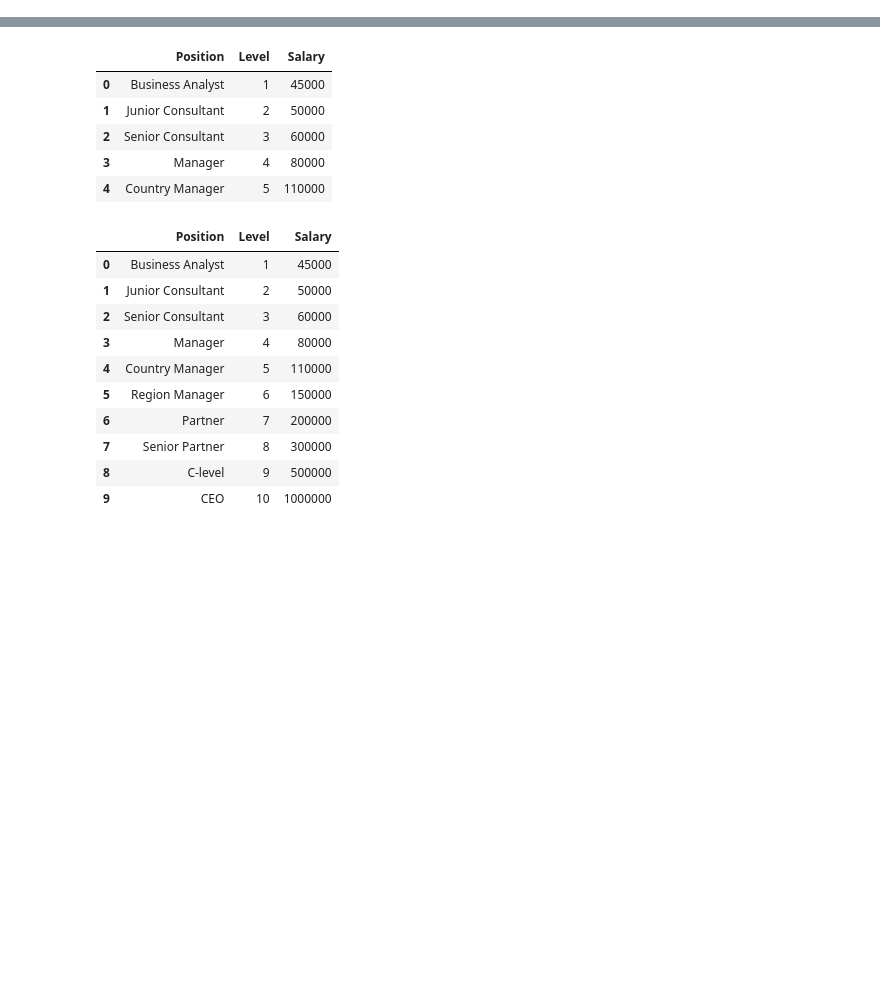
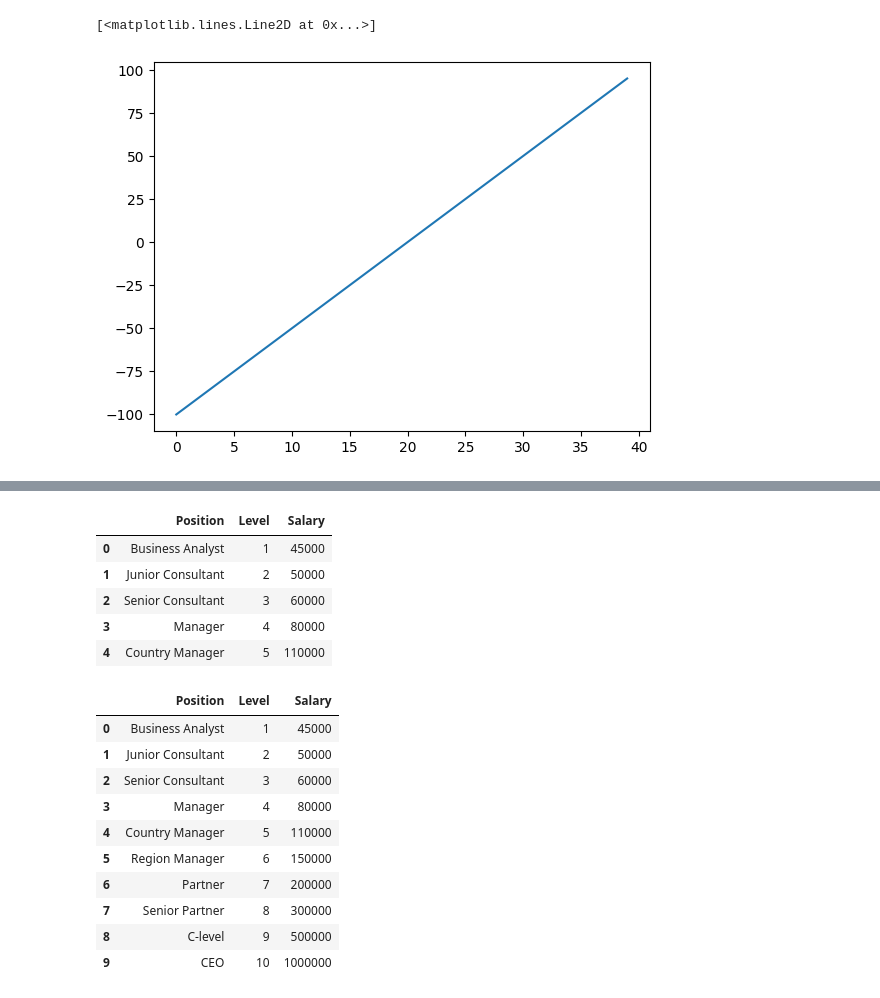
Before and after one commit to Sameerverma32/ML-12pm, a Jupyter notebook: Regression/polynomiallenearreg.ipynb, the cells around one changed output, grey strips where cells are left out. Cells and saved outputs as stored; diff of their text form; code cells hidden in the pictures; blank space fills up the shorter version.

```diff
--- a/Regression/polynomiallenearreg.ipynb
+++ b/Regression/polynomiallenearreg.ipynb
@@ -8,3 +8,8 @@ from sklearn.impute import SimpleImputer
 from sklearn.linear_model import LinearRegression
 from sklearn.preprocessing import PolynomialFeatures
 from sklearn.compose import ColumnTransformer
+# %%
+df = pd.DataFrame({
+    'x':list(range(-100,100,5))
+})
+df.head()
@@ -10,0 +23,5 @@ from sklearn.compose import ColumnTransformer
+# %%
+plt.plot(df['x'])
+# %% [output]
+[<matplotlib.lines.Line2D at 0x...>]
+[figure, added]
```
Also changed, not shown: parts of 2 cells of this notebook.
